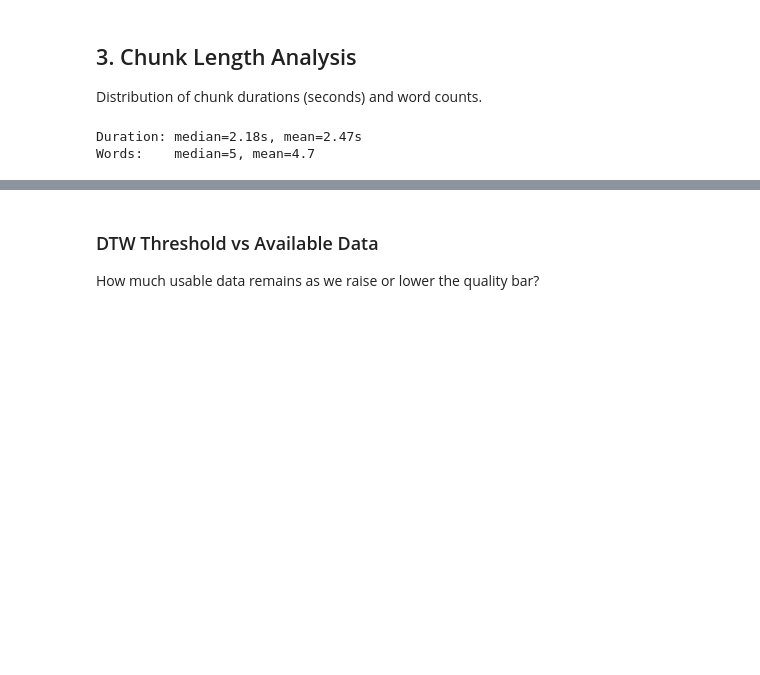
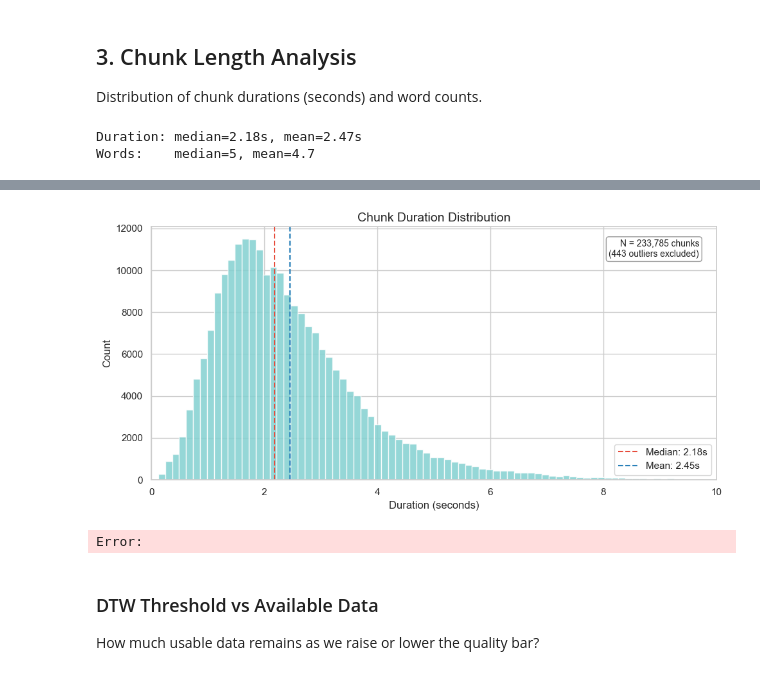
Before and after one commit to escapeprograms/VocaloFlow, a Jupyter notebook: DataAnalysis/eda.ipynb, the cells around one changed output, grey strips where cells are left out. Drawn from its saved outputs; the diff is of its cells as text; code cells hidden in the pictures; blank space fills up the shorter version.

```diff
--- a/DataAnalysis/eda.ipynb
+++ b/DataAnalysis/eda.ipynb
@@ -225,3 +225,32 @@ plt.show()
+# %%
+
+# Clean chunk duration histogram (0–10 seconds, outliers removed)
+dur = manifest["duration_s"].dropna()
+dur_clean = dur[(dur >= 0) & (dur <= 10)]
+
+fig, ax = plt.subplots(figsize=(10, 5))
+ax.hist(dur_clean, bins=80, color="#83d1d1", edgecolor="white", alpha=0.85)
+ax.set_xlim(0, 10)
+ax.set_xlabel("Duration (seconds)", fontsize=12)
+ax.set_ylabel("Count", fontsize=12)
+ax.set_title("Chunk Duration Distribution", fontsize=14)
+
+median_dur = dur_clean.median()
+mean_dur = dur_clean.mean()
+ax.axvline(median_dur, color="#e74c3c", linestyle="--", linewidth=1.5, label=f"Median: {median_dur:.2f}s")
+ax.axvline(mean_dur, color="#2980b9", linestyle="--", linewidth=1.5, label=f"Mean: {mean_dur:.2f}s")
+ax.legend(fontsize=11)
+
+excluded = len(dur) - len(dur_clean)
+ax.text(0.97, 0.95, f"N = {len(dur_clean):,} chunks\n({excluded:,} outliers excluded)",
+        transform=ax.transAxes, ha="right", va="top", fontsize=10,
+        bbox=dict(boxstyle="round,pad=0.3", facecolor="white", edgecolor="gray", alpha=0.8))
+
+plt.tight_layout()
+plt.show()
+# %% [output]
+[figure, added]
+Error:
 # %% [markdown]
 ### DTW Threshold vs Available Data
 
```
Also changed, not shown: parts of 16 cells of this notebook, 40 other files.
